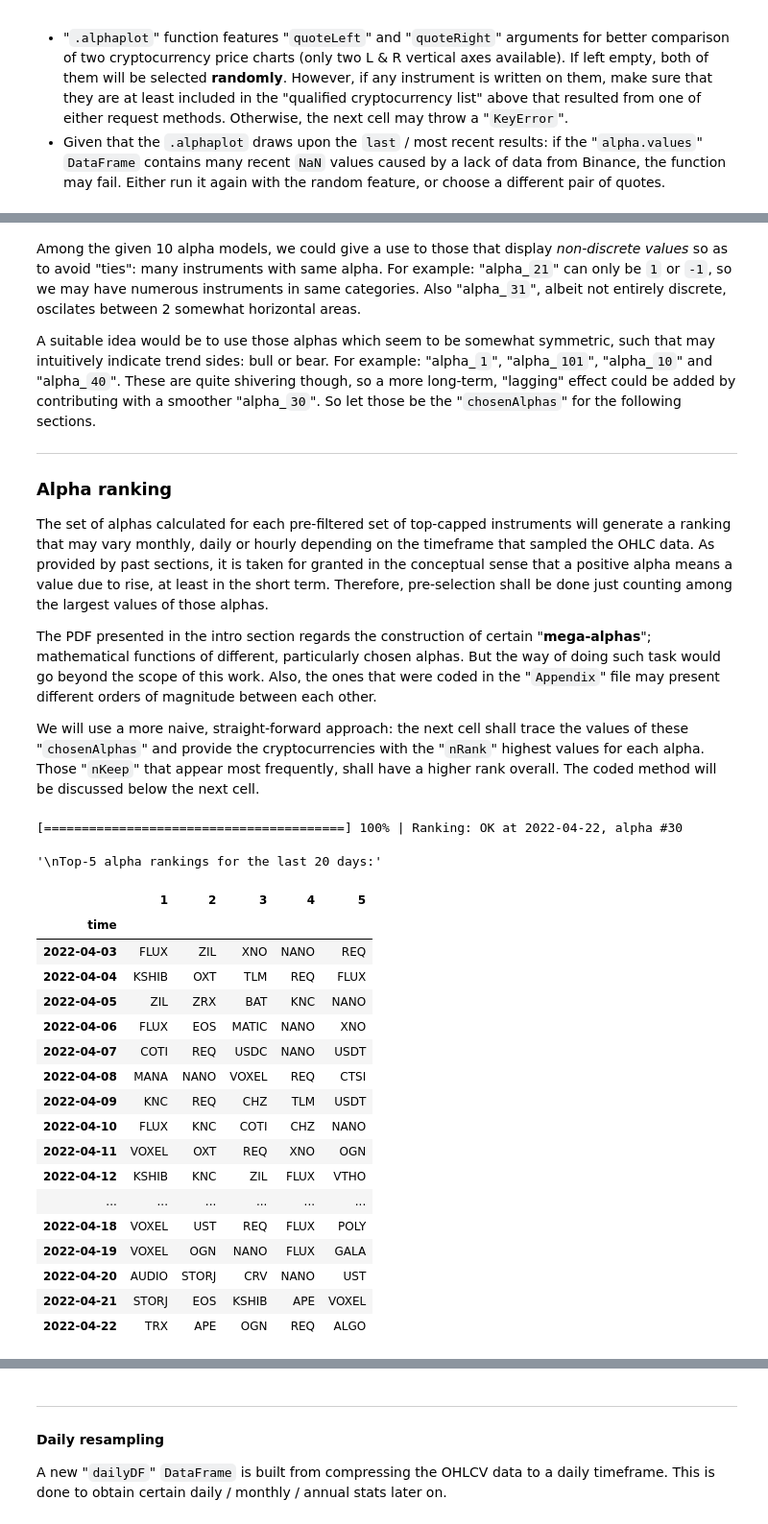
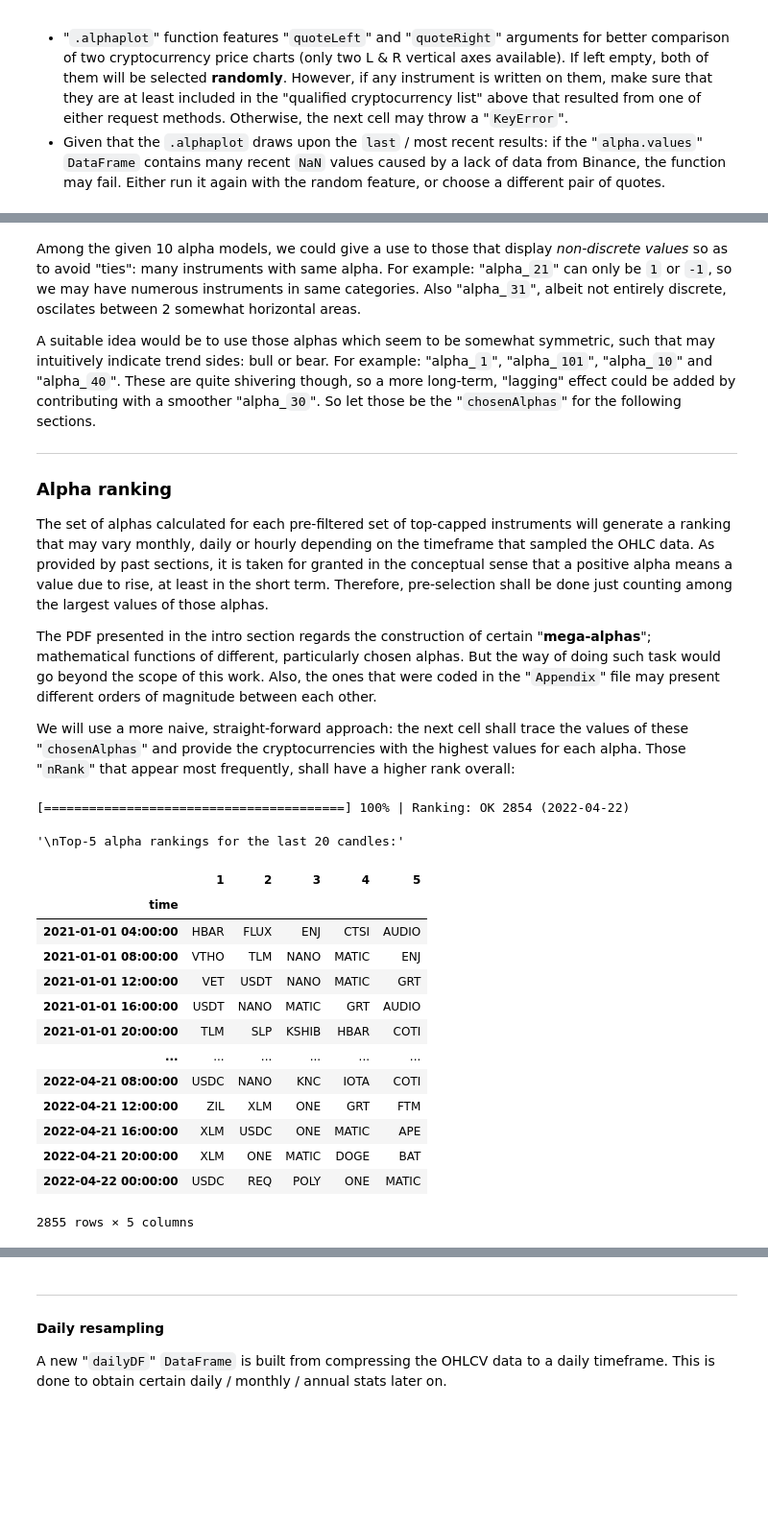
Before and after one commit to gsolaril/topCMC, a Jupyter notebook: Main report.ipynb, the cells around one changed output, grey strips where cells are left out. Shown at 96% size. Cells and saved outputs as stored; diff of their text form; code cells hidden in the pictures; blank space fills up the shorter version.

```diff
--- a/Main report.ipynb
+++ b/Main report.ipynb
@@ -127,8 +125,8 @@ This was done to provide scalability, in case further alphas are added, as long
 > **Note**: *using default "1H" data since Jan 2021, should take around 2 minutes for "`alpha_1`", and 4 minutes for the whole task.*
 # %%
 if os.path.exists("./csv/test Alpha.csv"):
-    values = read_csv("./csv/test Alpha.csv", index_col = 0,
-                    header = [0, 1], parse_dates = True)
+    values = read_csv("./csv/test Alpha.csv",
+        index_col = 0, header = [0, 1], parse_dates = True)
     quotes = values.columns.levels[1]
     alphas = list(map(int, values.columns.levels[0]))
     values.columns = MultiIndex.from_product((alphas, quotes))
@@ -139,5 +137,5 @@ else:
     alpha.values.to_csv("./csv/test Alpha.csv")
 
 print("Some recent alpha values:", alpha.values.tail(5))
-print("Qualified cryptocurrencies:", quotes)
+print("Qualified cryptocurrencies:", ", ".join(quotes))
 # %% [output]
@@ -188,30 +179,26 @@ The set of alphas calculated for each pre-filtered set of top-capped instruments
 
 The PDF presented in the intro section regards the construction of certain "**mega-alphas**"; mathematical functions of different, particularly chosen alphas. But the way of doing such task would go beyond the scope of this work. Also, the ones that were coded in the "`Appendix`" file may present different orders of magnitude between each other.
 
-We will use a more naive, straight-forward approach: the next cell shall trace the values of these "`chosenAlphas`" and provide the cryptocurrencies with the "`nRank`" highest values for each alpha. Those "`nKeep`" that appear most frequently, shall have a higher rank overall. The coded method will be discussed below the next cell.
+We will use a more naive, straight-forward approach: the next cell shall trace the values of these "`chosenAlphas`" and provide the cryptocurrencies with the highest values for each alpha. Those "`nRank`" that appear most frequently, shall have a higher rank overall:
 # %%
-chosenAlphas = [1, 101, 10, 40, 30]
-alpha.rank(nKeep = 5, nRank = 5, chosenAlphas = chosenAlphas)
-print("\nTop-%d alpha rankings for the last 20 days:" % len(chosenAlphas))
-print(alpha.ranking.tail(20))
+chosenAlphas = [1, 101, 10, 40, 30]  ;  nRank = 5
+alpha.rank(nRank = 5, chosenAlphas = chosenAlphas)
+print("\nTop-%d alpha rankings for the last 20 candles:" % nRank)
+print(alpha.qualified())
 # %% [output]
-[========================================] 100% | Ranking: OK at 2022-04-22, alpha #30
+[========================================] 100% | Ranking: OK 2854 (2022-04-22)
-'\nTop-5 alpha rankings for the last 20 days:'
+'\nTop-5 alpha rankings for the last 20 candles:'
 |  | 1 | 2 | 3 | 4 | 5 |
 | time |  |  |  |  |  |
-| 2022-04-03 | FLUX | ZIL | XNO | NANO | REQ |
-| 2022-04-04 | KSHIB | OXT | TLM | REQ | FLUX |
-| 2022-04-05 | ZIL | ZRX | BAT | KNC | NANO |
-| 2022-04-06 | FLUX | EOS | MATIC | NANO | XNO |
-| 2022-04-07 | COTI | REQ | USDC | NANO | USDT |
-| 2022-04-08 | MANA | NANO | VOXEL | REQ | CTSI |
-| 2022-04-09 | KNC | REQ | CHZ | TLM | USDT |
-| 2022-04-10 | FLUX | KNC | COTI | CHZ | NANO |
-| 2022-04-11 | VOXEL | OXT | REQ | XNO | OGN |
-| 2022-04-12 | KSHIB | KNC | ZIL | FLUX | VTHO |
+| 2021-01-01 04:00:00 | HBAR | FLUX | ENJ | CTSI | AUDIO |
+| 2021-01-01 08:00:00 | VTHO | TLM | NANO | MATIC | ENJ |
+| 2021-01-01 12:00:00 | VET | USDT | NANO | MATIC | GRT |
+| 2021-01-01 16:00:00 | USDT | NANO | MATIC | GRT | AUDIO |
+| 2021-01-01 20:00:00 | TLM | SLP | KSHIB | HBAR | COTI |
 | ... | ... | ... | ... | ... | ... |
-| 2022-04-18 | VOXEL | UST | REQ | FLUX | POLY |
-| 2022-04-19 | VOXEL | OGN | NANO | FLUX | GALA |
-| 2022-04-20 | AUDIO | STORJ | CRV | NANO | UST |
-| 2022-04-21 | STORJ | EOS | KSHIB | APE | VOXEL |
-| 2022-04-22 | TRX | APE | OGN | REQ | ALGO |
+| 2022-04-21 08:00:00 | USDC | NANO | KNC | IOTA | COTI |
+| 2022-04-21 12:00:00 | ZIL | XLM | ONE | GRT | FTM |
+| 2022-04-21 16:00:00 | XLM | USDC | ONE | MATIC | APE |
+| 2022-04-21 20:00:00 | XLM | ONE | MATIC | DOGE | BAT |
+| 2022-04-22 00:00:00 | USDC | REQ | POLY | ONE | MATIC |
+2855 rows × 5 columns
```
Also changed, not shown: parts of 14 cells of this notebook, 6 other files.
